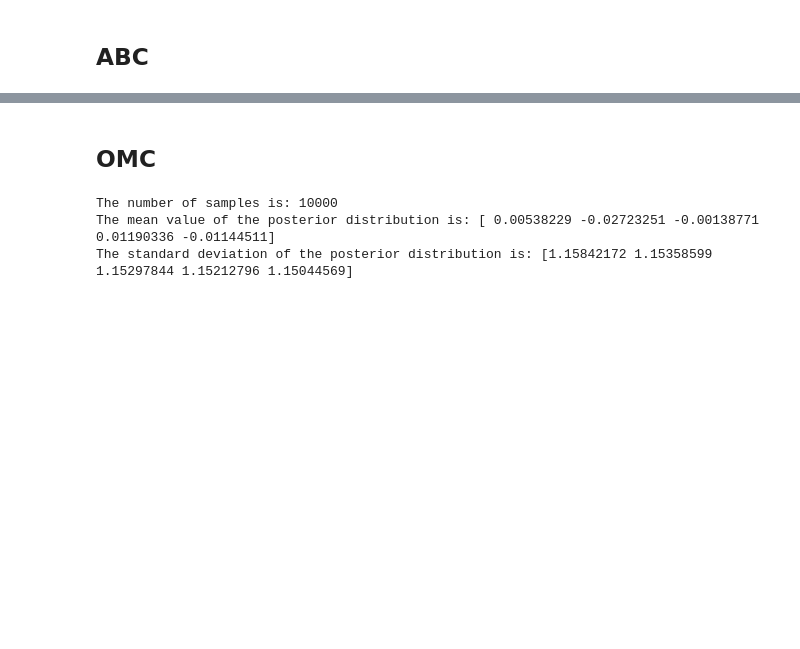
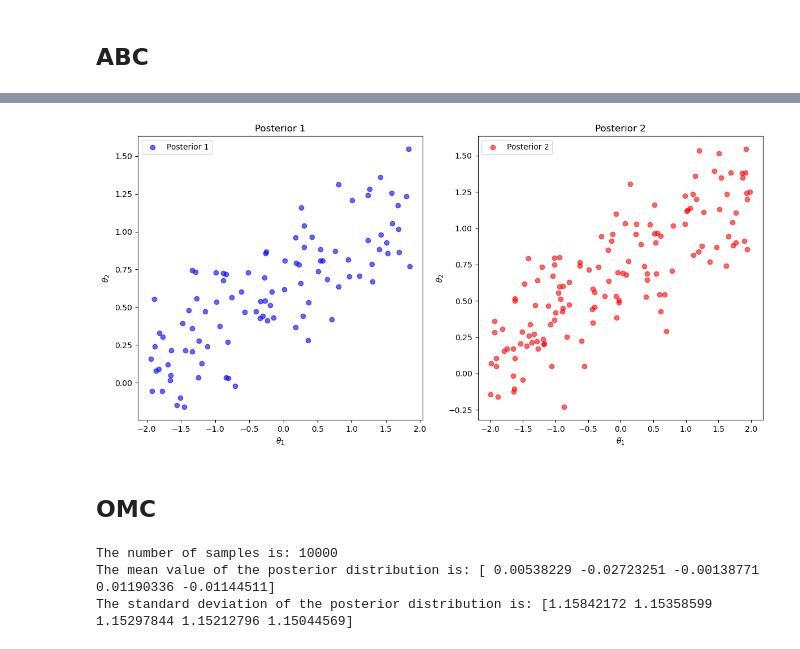
Before and after one commit to TheodoraChrysoula/sbi, a Jupyter notebook: notebooks/SBI_examples.ipynb, the cells around one changed output, grey strips where cells are left out. Drawn from its saved outputs; the diff is of its cells as text; code cells hidden in the pictures; blank space fills up the shorter version.

```diff
--- a/notebooks/SBI_examples.ipynb
+++ b/notebooks/SBI_examples.ipynb
@@ -51,3 +98,27 @@ array([[0.7983313, 1.0521845],
+# %%
+# Plot figures
+import matplotlib.pyplot as plt
+
+# Plot figures
+fig, axes = plt.subplots(1,2, figsize=(12,6))
+
+# Scatter plots for the posteriors from abc_methods
+axes[0].scatter(samples_pos1[:,0], samples_pos1[:,1], alpha = 0.6, color='blue', label='Posterior 1')
+axes[0].set_title('Posterior 1')
+axes[0].set_xlabel(r"$\theta_1$")
+axes[0].set_ylabel(r"$\theta_2$")
+axes[0].legend()
+
+axes[1].scatter(samples_pos2[:, 0], samples_pos2[:, 1], alpha = 0.6, color='red', label='Posterior 2')
+axes[1].set_title('Posterior 2')
+axes[1].set_xlabel(r"$\theta_1$")
+axes[1].set_ylabel(r"$\theta_2$")
+axes[1].legend()
+
+plt.tight_layout()
+plt.show()
+# %% [output]
+[figure, added]
 # %% [markdown]
 ## OMC
 # %%
```
Also changed, not shown: parts of 6 cells of this notebook, 2 other files.
